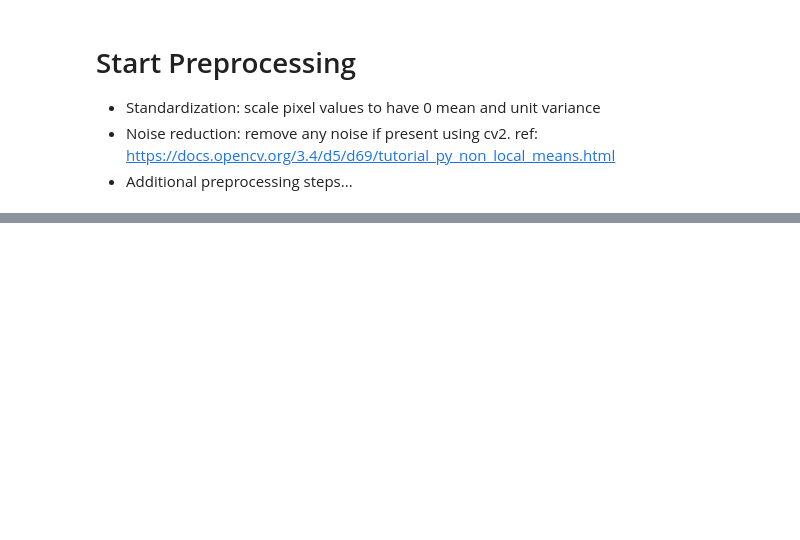
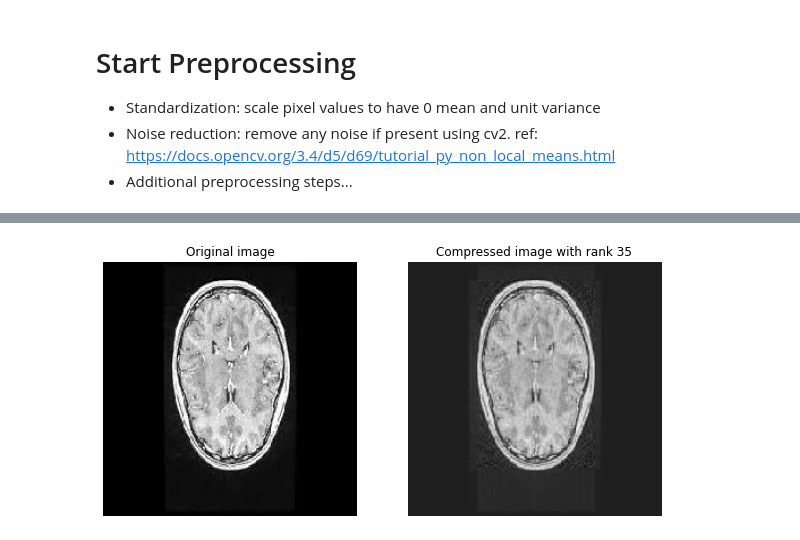
Before and after one commit to nsuttora/Anomaly-Detection-Numerical-LinAlg-for-Big-Data, a Jupyter notebook: load_and_preprocess.ipynb, the cells around one changed output, grey strips where cells are left out. Drawn from its saved outputs; the diff is of its cells as text; code cells hidden in the pictures; blank space fills up the shorter version.

```diff
--- a/load_and_preprocess.ipynb
+++ b/load_and_preprocess.ipynb
@@ -131,0 +179,4 @@ plt.show()
+# %%
+_ = randSVD_recon(test_imgs[0], k=35, graph=True)
+# %% [output]
+[figure, added]
```
Also changed, not shown: parts of 8 cells of this notebook.
